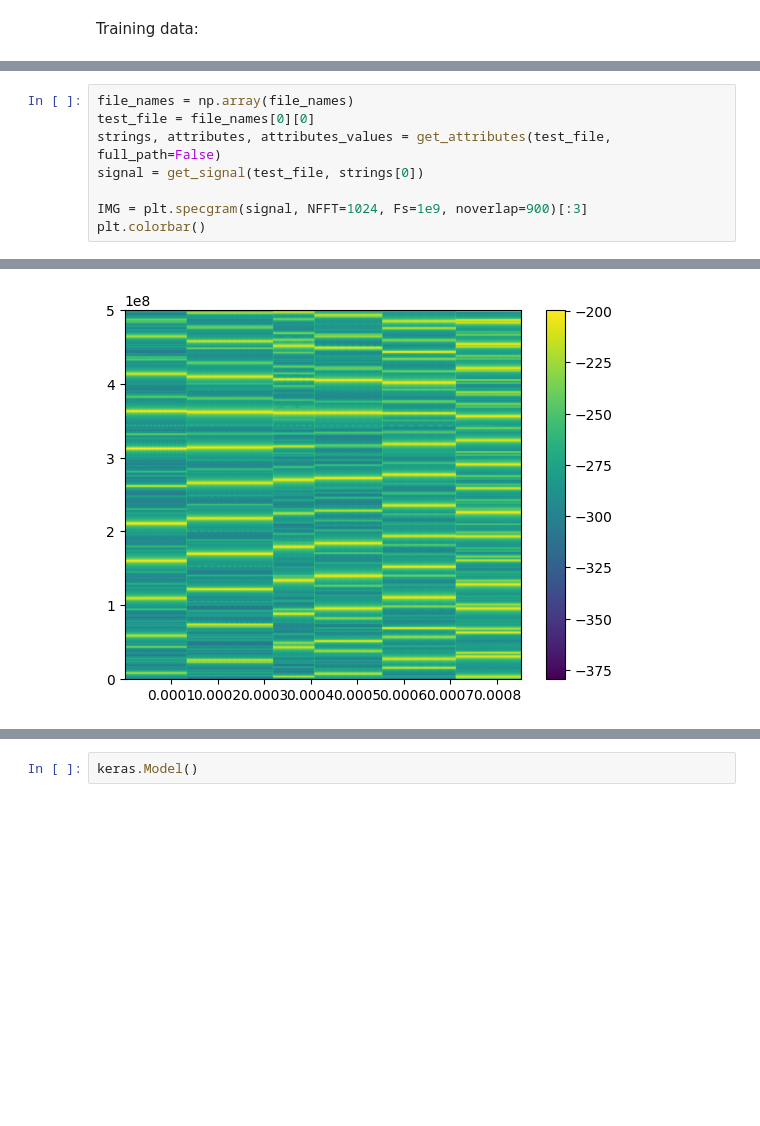
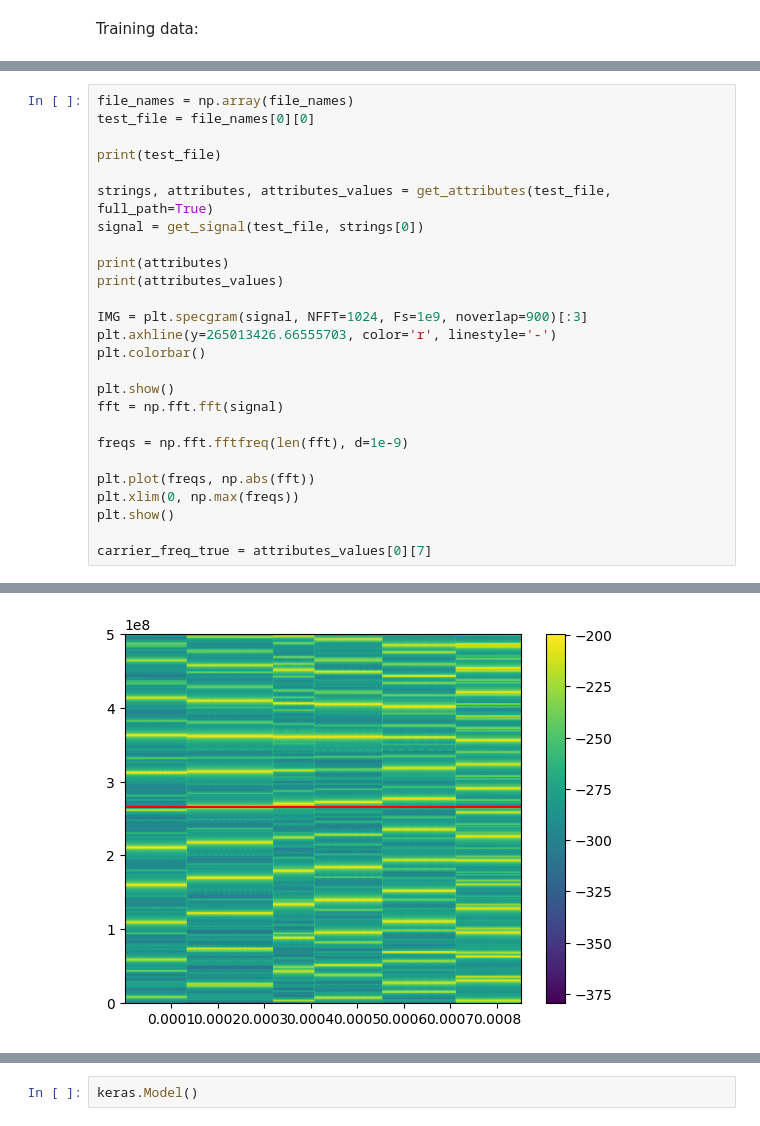
Before and after one commit to QTNM/PowerCutStats, a Jupyter notebook: examples/finding carrier freq.ipynb, the cells around one changed output, grey strips where cells are left out. Drawn from its saved outputs; the diff is of its cells as text; blank space fills up the shorter version.

Commit message:
WIP: FFT Carrier Freq Analysis

```diff
--- a/examples/finding carrier freq.ipynb
+++ b/examples/finding carrier freq.ipynb
@@ -36,9 +52,27 @@ Training data:
 # %%
 file_names = np.array(file_names)
 test_file = file_names[0][0]
-strings, attributes, attributes_values = get_attributes(test_file, full_path=False)
+
+print(test_file)
+
+strings, attributes, attributes_values = get_attributes(test_file, full_path=True)
 signal = get_signal(test_file, strings[0])
 
+print(attributes)
+print(attributes_values)
+
 IMG = plt.specgram(signal, NFFT=1024, Fs=1e9, noverlap=900)[:3]
+plt.axhline(y=265013426.66555703, color='r', linestyle='-')
 plt.colorbar()
+
+plt.show()
+fft = np.fft.fft(signal)
+
+freqs = np.fft.fftfreq(len(fft), d=1e-9)
+
+plt.plot(freqs, np.abs(fft))
+plt.xlim(0, np.max(freqs))
+plt.show()
+
+carrier_freq_true = attributes_values[0][7]
 # %% [output]
@@ -46 +96 @@ plt.colorbar()
-[figure, old version]
+[figure, new version]
```
Also changed, not shown: parts of 17 cells of this notebook.
